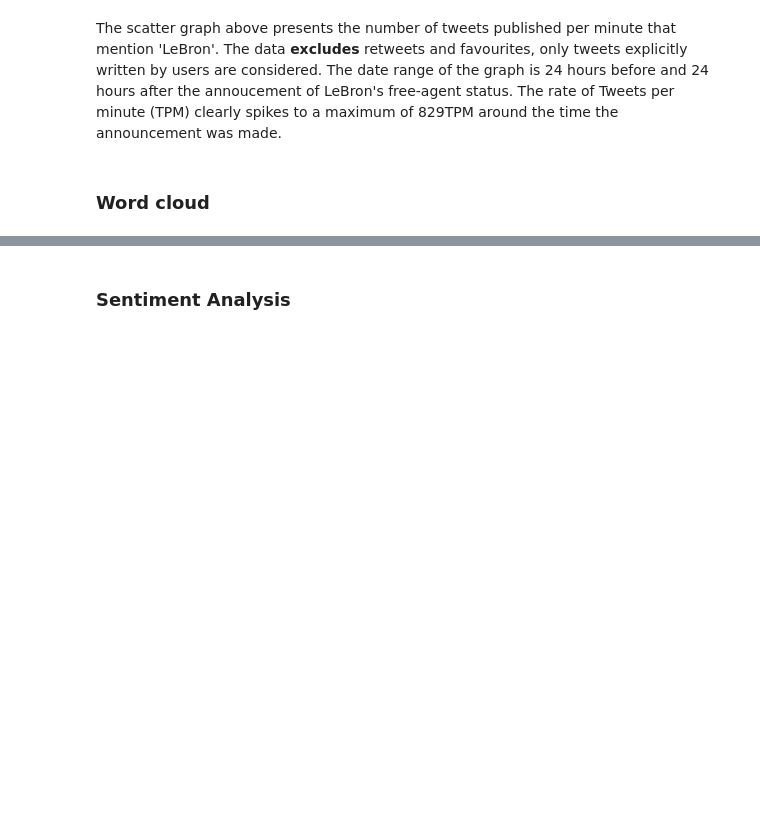
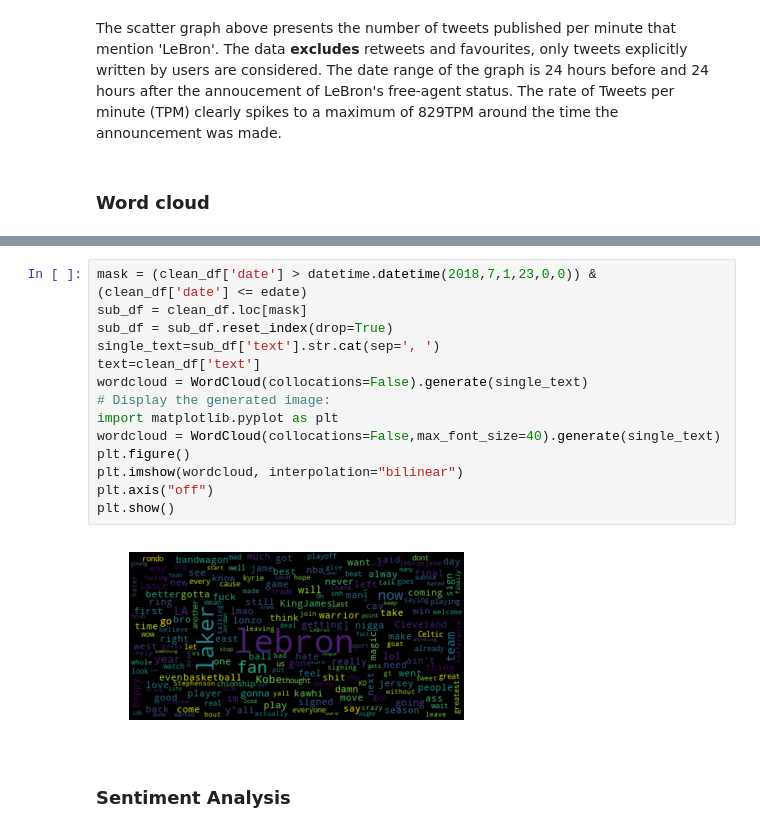
Before and after one commit to lrbachtiar/past_projects, a Jupyter notebook: lebron_decision/Twitter_data.ipynb, the cells around one changed output, grey strips where cells are left out. Drawn from its saved outputs; the diff is of its cells as text; blank space fills up the shorter version.

Commit message:
word cloud of sentiment

```diff
--- a/lebron_decision/Twitter_data.ipynb
+++ b/lebron_decision/Twitter_data.ipynb
@@ -130,3 +118,19 @@ plt.show()
+# %%
+mask = (clean_df['date'] > datetime.datetime(2018,7,1,23,0,0)) & (clean_df['date'] <= edate)
+sub_df = clean_df.loc[mask]
+sub_df = sub_df.reset_index(drop=True)
+single_text=sub_df['text'].str.cat(sep=', ')
+text=clean_df['text']
+wordcloud = WordCloud(collocations=False).generate(single_text)
+# Display the generated image:
+import matplotlib.pyplot as plt
+wordcloud = WordCloud(collocations=False,max_font_size=40).generate(single_text)
+plt.figure()
+plt.imshow(wordcloud, interpolation="bilinear")
+plt.axis("off")
+plt.show()
+# %% [output]
+[figure, added]
 # %% [markdown]
 ### Sentiment Analysis
 # %%
```
Also changed, not shown: parts of 24 cells of this notebook.
